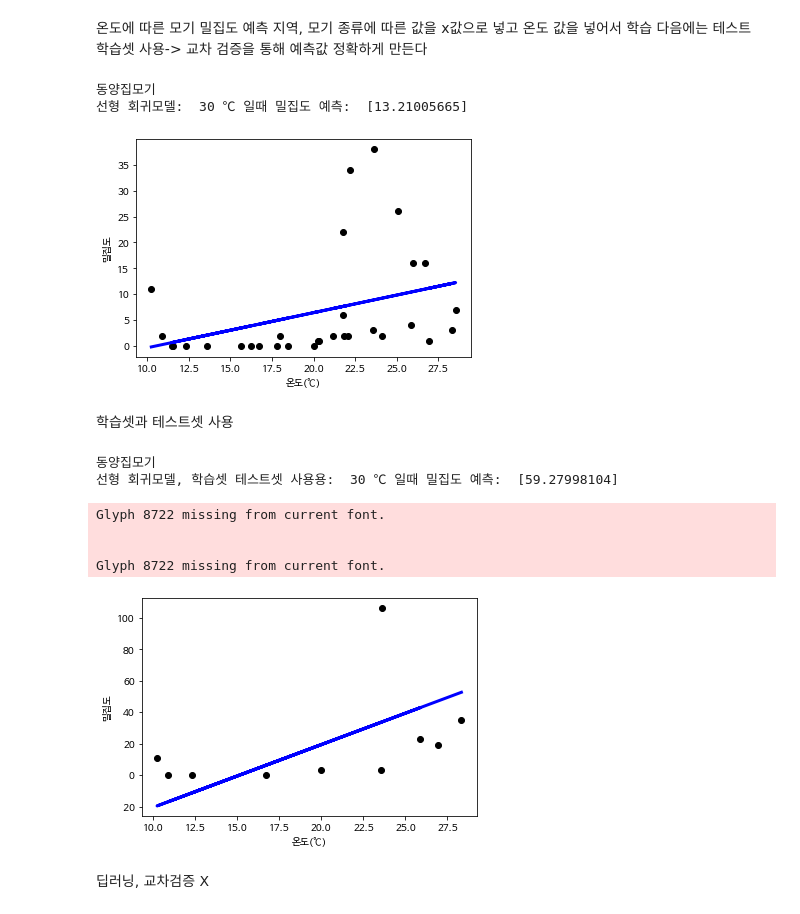
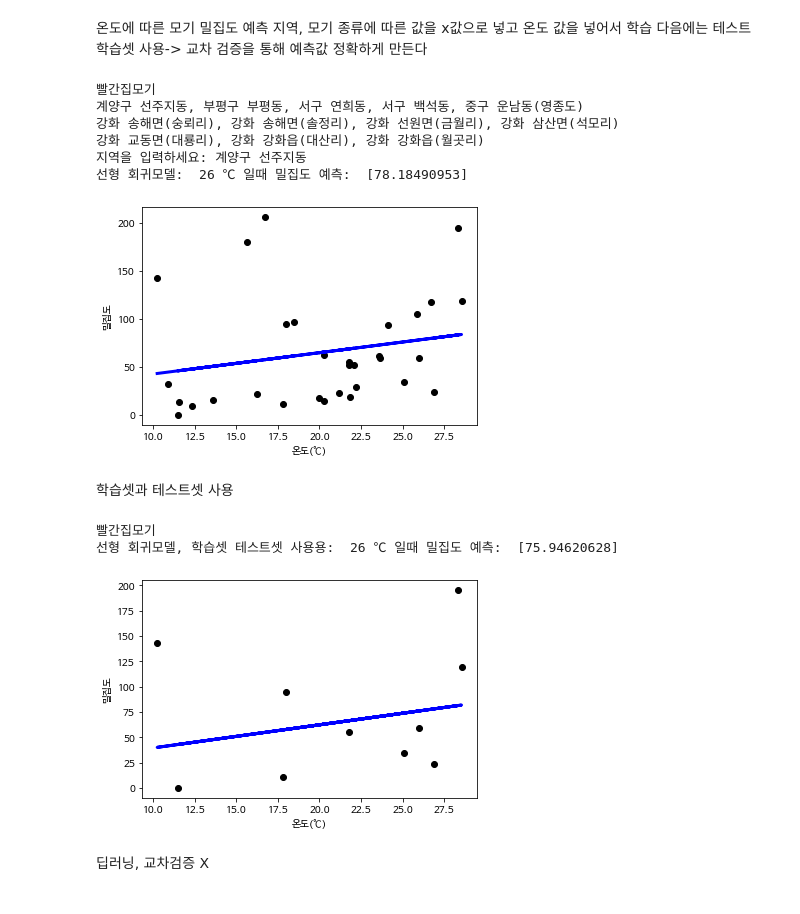
Before and after one commit to lkw0820/big_data_final, a Jupyter notebook: final_project.ipynb, the cells around one changed output. Saved outputs shown, nothing was run; the diff lists cells and outputs as text; code cells hidden in the pictures.

```diff
--- a/final_project.ipynb
+++ b/final_project.ipynb
@@ -35,17 +35,14 @@ import matplotlib.pyplot as plt
 plt.rc('font', family='NanumBarunGothic')
 
 df = pd.read_csv('/content/인천광역시_보건환경연구원-모기밀도조사_20211231.csv', encoding = 'CP949', header=0)
-#print(df)
-
+Text=input('연중주수를 입력해주세요(14주~44주): ')
 #정렬
 
 dfd=df.groupby(['연중주수'])
-dfd.dtypes
-df4=dfd.get_group('38주')
+df4=dfd.get_group(Text)
 
-name=list(df4.columns.values)[4:]
+name=list(df4.columns.values)[4:] #모기 종류
 
-#sns.set(rc={'figure.figsize':(20,8)})
 fig, ax = plt.subplots(figsize=(20,8))
 for i in name:
   sns.scatterplot(data=df4, x='장소',y=i, s=200)
@@ -106,38 +127,45 @@ See the caveats in the documentation: https://pandas.pydata.org/pandas-docs/stab
 # %%
 import tensorflow as tf
 from sklearn import linear_model
 
 reg = linear_model.LinearRegression()
 print(Text1)
-
+print("계양구 선주지동, 부평구 부평동, 서구 연희동, 서구 백석동, 중구 운남동(영종도)")
+print("강화 송해면(숭뢰리), 강화 송해면(솔정리), 강화 선원면(금월리), 강화 삼산면(석모리)")
+print("강화 교동면(대룡리), 강화 강화읍(대산리), 강화 강화읍(월곳리)")
+Text3 = input("지역을 입력하세요: ")
 #y= 밀집도 x = 온도
 grouped=df.groupby(['장소'])
-g1=grouped.get_group('계양구 선주지동')[Text1]
-g2=grouped.get_group('계양구 선주지동')['온도']
+g1=grouped.get_group(Text3)[Text1]
+g2=grouped.get_group(Text3)['온도']
 x=np.array(g2).reshape(31,1) #온도
 y=np.array(g1) #밀집도
 
 #학습
 reg.fit(x,y)
 #예측값
 print('선형 회귀모델: ',Text2, '℃ 일때 밀집도 예측: ',reg.predict([[Text2]]))
 
 # 학습 데이터와 y 값을 산포도로 그린다.
 plt.scatter(x, y, color='black')
 plt.xlabel('온도(℃)')
 plt.ylabel('밀집도')
 
 # 학습 데이터를 입력으로 하여 예측값을 계산한다.
 y_pred = reg.predict(x)
 
 # 학습 데이터와 예측값으로 선그래프로 그린다.
 # 계산된 기울기와 y 절편을 가지는 직선이 그려진다.
 plt.plot(x, y_pred, color='blue', linewidth=3)
 plt.show()
 # %% [output]
-동양집모기
-선형 회귀모델:  30 ℃ 일때 밀집도 예측:  [13.21005665]
+빨간집모기
+계양구 선주지동, 부평구 부평동, 서구 연희동, 서구 백석동, 중구 운남동(영종도)
+강화 송해면(숭뢰리), 강화 송해면(솔정리), 강화 선원면(금월리), 강화 삼산면(석모리)
+강화 교동면(대룡리), 강화 강화읍(대산리), 강화 강화읍(월곳리)
+지역을 입력하세요: 계양구 선주지동
+선형 회귀모델:  26 ℃ 일때 밀집도 예측:  [78.18490953]
-[figure, old version]
+[figure, new version]
 # %% [markdown]
 학습셋과 테스트셋 사용
 # %%
@@ -153,9 +181,9 @@ print(Text1)
 
 #x= 온도 y = 밀집도
 grouped=df.groupby(['장소'])
-g1=grouped.get_group('계양구 선주지동')['얼룩날개모기류']
+g1=grouped.get_group(Text3)[Text1]
 #.drop(['온도','월','주','연중주수', '장소'], axis=1)
-g2=grouped.get_group('계양구 선주지동')['온도']
+g2=grouped.get_group(Text3)['온도']
 y=np.array(g1)
 x=np.array(g2).reshape(31,1)
 
@@ -182,13 +210,9 @@ y_pred = reg.predict(X_test)
 plt.plot(X_test, y_pred, color='blue', linewidth=3)
 plt.show()
 # %% [output]
-동양집모기
-선형 회귀모델, 학습셋 테스트셋 사용용:  30 ℃ 일때 밀집도 예측:  [59.27998104]
+빨간집모기
+선형 회귀모델, 학습셋 테스트셋 사용용:  26 ℃ 일때 밀집도 예측:  [75.94620628]
-Glyph 8722 missing from current font.
-
-
-Glyph 8722 missing from current font.
-[figure, old version]
+[figure, new version]
 # %% [markdown]
 딥러닝, 교차검증 X
 # %%
```
Also changed, not shown: parts of 9 cells of this notebook.
